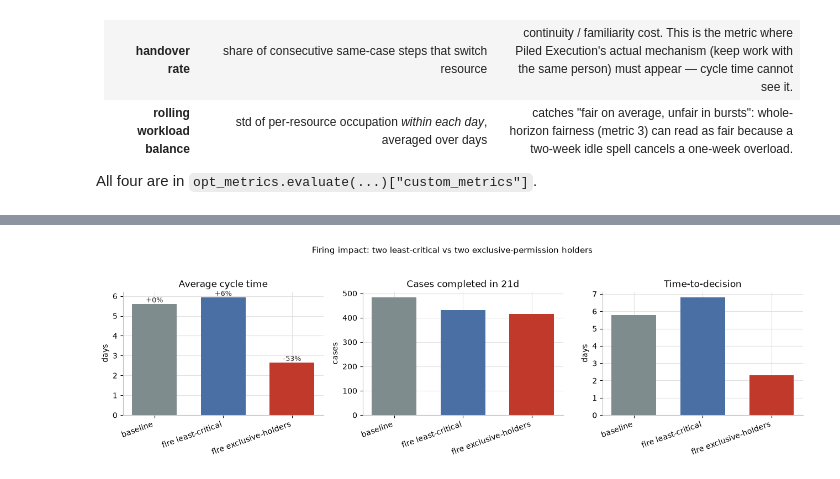
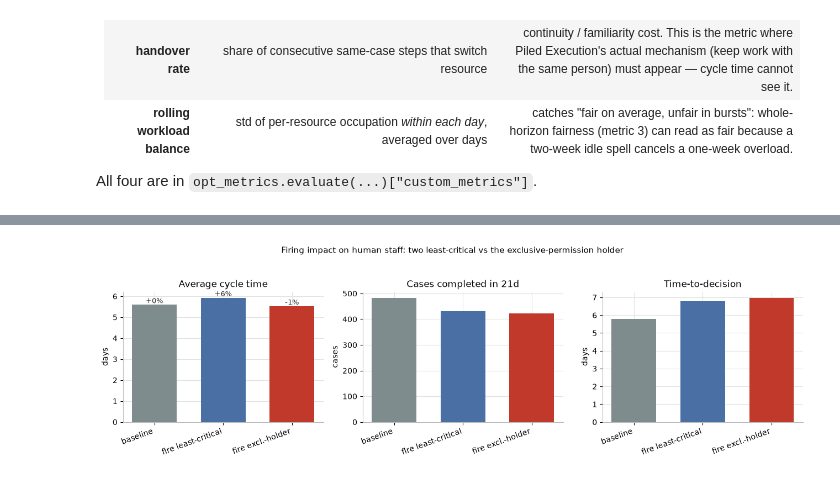
Before and after one commit to ophdn/bpic17-process-mining-group-assignment, a Jupyter notebook: notebooks/04_evaluation.ipynb, the cells around one changed output, grey strips where cells are left out. Drawn from its saved outputs; the diff is of its cells as text; code cells hidden in the pictures.

```diff
--- a/notebooks/04_evaluation.ipynb
+++ b/notebooks/04_evaluation.ipynb
@@ -69,8 +88,12 @@ SEEDS   = list(range(1, 9))
 DAYS    = 21
 POLICIES = ["random", "piled", "kbatch1", "kbatch5", "kbatch10"]
 
-def run_policy(policy, seeds=SEEDS, days=DAYS, excluded=None):
+def run_policy(policy, seeds=SEEDS, days=DAYS, excluded=None, subset=None):
     # Run one policy across seeds; return list of full metric dicts (+ the df).
+    # resource-centric metrics are restricted to `subset` (default: HUMANS);
+    # for a leave-N-out run pass the SURVIVING humans so occupation/fairness
+    # describe the people still employed, not the ones we just removed.
+    subset = HUMANS if subset is None else subset
     out = []
     for s in seeds:
         df, meta = R.run_once(policy, s, days, "normal", True, "basic", "visit",
@@ -79,7 +102,8 @@ def run_policy(policy, seeds=SEEDS, days=DAYS, excluded=None):
             continue
         m = om.evaluate(df, arrival_times=meta["arrival_times"],
                         availability_seconds=meta["availability_seconds"],
-                        completed_case_ids=meta["completed_case_ids"])
+                        completed_case_ids=meta["completed_case_ids"],
+                        resource_subset=subset)
         m["_seed"] = s
         m["_df"] = df
         out.append(m)
@@ -93,5 +117,5 @@ def ci95(x):
 
 print("Runner ready. Settings:",
       f"{len(POLICIES)} policies x {len(SEEDS)} seeds x {DAYS} days = "
-      f"{len(POLICIES)*len(SEEDS)} simulations.")
+      f"{len(POLICIES)*len(SEEDS)} simulations. Resource metrics over {len(HUMANS)} human staff.")
 # %% [output]
@@ -364,11 +390,15 @@ So we select the **two genuinely least-critical resources** — the top two rows
 # %%
-fire_safe = list(crit.index[:2])                      # our pick: two least-critical
-# Naive/dangerous alternative: two idle-looking resources that DO hold exclusive permissions, if any.
-risky_pool = crit[crit["exclusive_perms"] > 0].sort_values("occupation")
-fire_risky = list(risky_pool.index[:2]) if len(risky_pool) >= 2 else list(crit.index[-2:])
+fire_safe = list(crit.index[:2])   # our pick: two least-critical human staff
 
-print("Our pick (least critical) :", fire_safe,
+# The instructive contrast: swap the second least-critical pick for the one
+# human who holds an exclusive permission (User_5, sole owner of W_Personal
+# Loan collection). This isolates "harmless extra person" vs "single point of
+# failure" against the same first pick.
+excl_humans = list(crit[crit["exclusive_perms"] > 0].index)
+fire_risky = [excl_humans[0], fire_safe[0]] if excl_humans else list(crit.index[-2:])
+
+print("Least-critical pick   :", fire_safe,
       "-> exclusive perms:", [int(crit.loc[r, "exclusive_perms"]) for r in fire_safe])
-print("Risky alternative         :", fire_risky,
+print("Exclusive-holder pick :", fire_risky,
       "-> exclusive perms:", [int(crit.loc[r, "exclusive_perms"]) for r in fire_risky])
 # %% [output]
@@ -393,10 +423,16 @@ def summarise(ms):
         "n_completed": np.mean(comp),
     }
 
+# For each firing scenario, resource-centric metrics are taken over the
+# SURVIVING humans (HUMANS minus the fired staff), so a fired person does not
+# linger as a zero-occupation "unfairly idle" entry.
 scenarios = {
-    "baseline (fire nobody)":        run_policy("random", excluded=set()),
-    f"fire 2 least-critical {fire_safe}": run_policy("random", excluded=set(fire_safe)),
-    f"fire 2 exclusive-holders {fire_risky}": run_policy("random", excluded=set(fire_risky)),
+    "baseline (fire nobody)":
+        run_policy("random", excluded=set(), subset=HUMANS),
+    f"fire 2 least-critical {fire_safe}":
+        run_policy("random", excluded=set(fire_safe), subset=HUMANS - set(fire_safe)),
+    f"fire incl. exclusive-holder {fire_risky}":
+        run_policy("random", excluded=set(fire_risky), subset=HUMANS - set(fire_risky)),
 }
 fire_tbl = pd.DataFrame({k: summarise(v) for k, v in scenarios.items()}).T
 fire_tbl.round(3)
@@ -425,31 +461,32 @@ fire_tbl.round(3)
 # %%
 base = fire_tbl.loc["baseline (fire nobody)"]
 labels = list(fire_tbl.index)
-short = ["baseline", "fire least-critical", "fire exclusive-holders"]
+short = ["baseline", "fire least-critical", "fire excl.-holder"]
 
 fig, ax = plt.subplots(1, 3, figsize=(13, 3.8))
 x = np.arange(len(labels))
 cols = [GREY, BLUE, RED]
 
 for a, col, title, unit in [
     (ax[0], "cycle_time_d", "Average cycle time", "days"),
     (ax[1], "n_completed", "Cases completed in 21d", "cases"),
     (ax[2], "time_to_decision_d", "Time-to-decision", "days"),
 ]:
     a.bar(x, fire_tbl[col], color=cols, width=0.65)
     a.set(title=title, ylabel=unit, xticks=x)
     a.set_xticklabels(short, rotation=20, ha="right")
 
 # annotate % change vs baseline on cycle time
 for i, lab in enumerate(labels):
     d = 100 * (fire_tbl.loc[lab, "cycle_time_d"] - base["cycle_time_d"]) / base["cycle_time_d"]
     ax[0].text(i, fire_tbl.loc[lab, "cycle_time_d"], f"{d:+.0f}%", ha="center",
                va="bottom", fontsize=9, color="#333")
 
-fig.suptitle("Firing impact: two least-critical vs two exclusive-permission holders", y=1.04, fontsize=11)
+fig.suptitle("Firing impact on human staff: two least-critical vs the exclusive-permission holder",
+             y=1.04, fontsize=11)
 plt.tight_layout(); plt.show()
 # %% [output]
-[figure, old version]
+[figure, new version]
 # %% [markdown]
 **The impact — and the trap the selection method avoids.**
 
```
Also changed, not shown: parts of 20 cells of this notebook, 1 other file.
